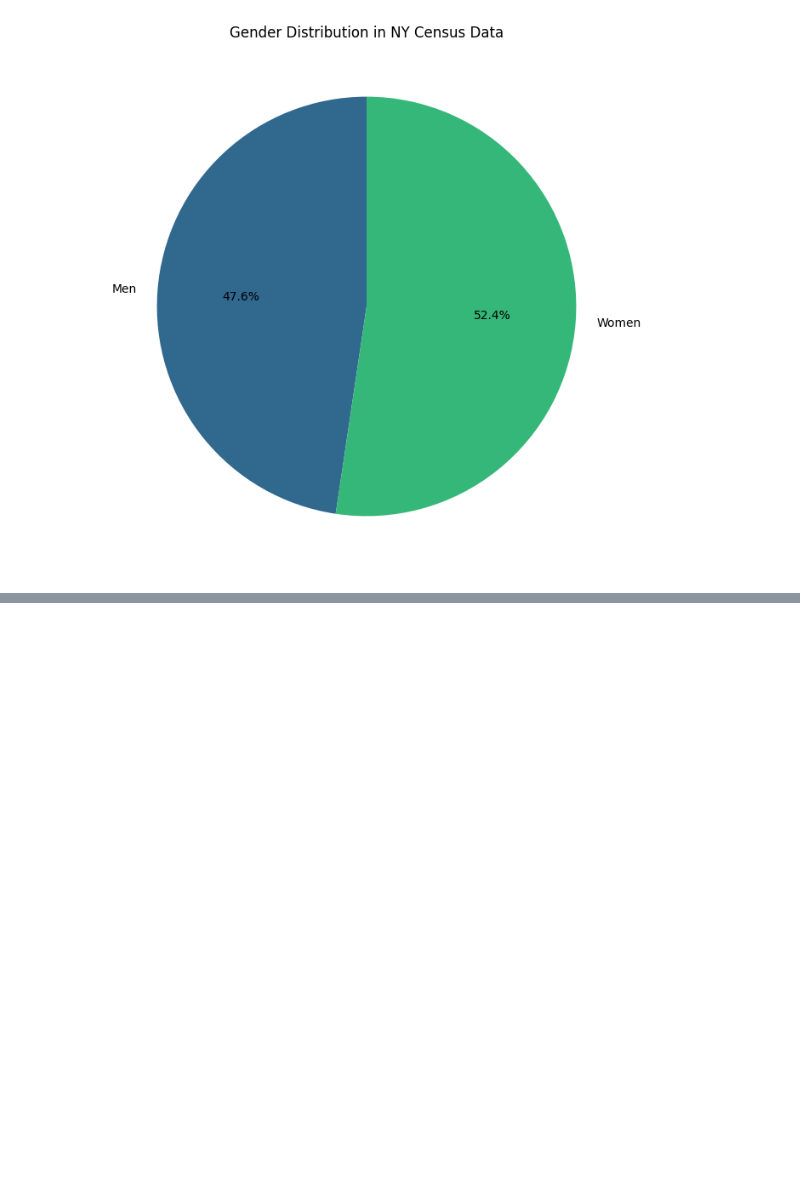
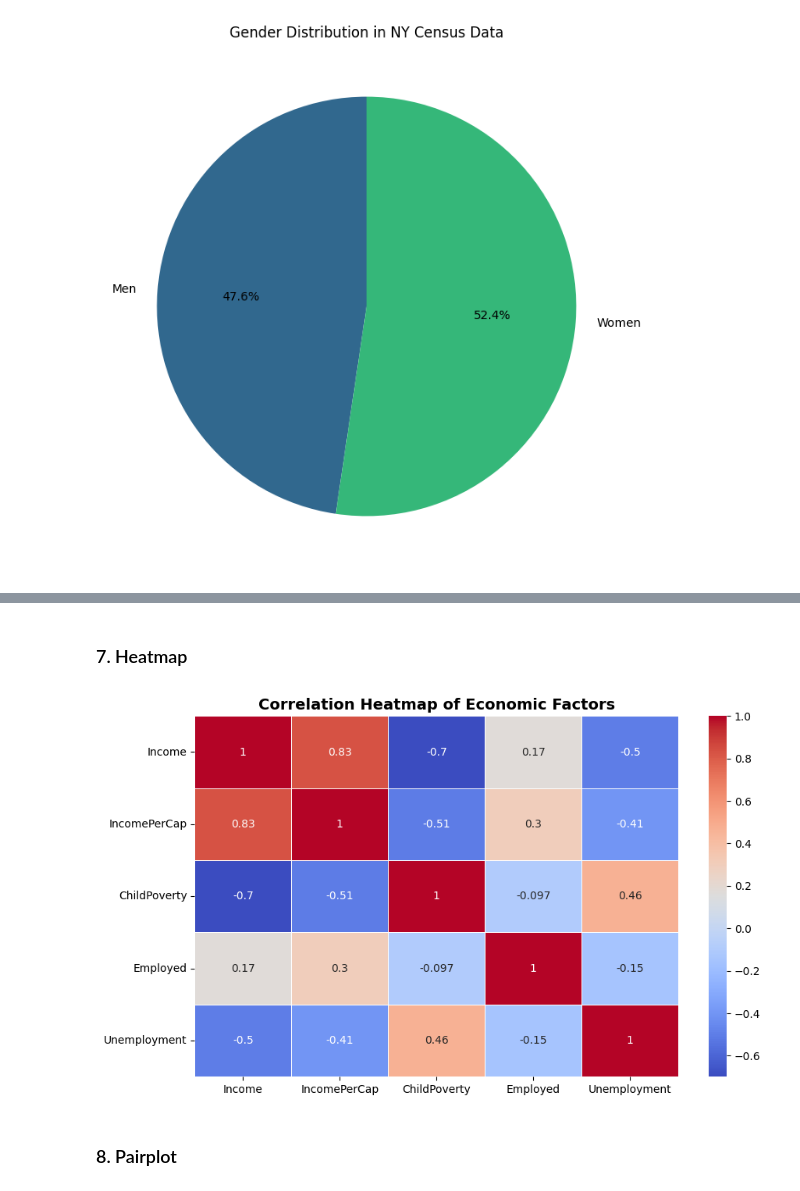
Before and after one commit to Chamindu77/Data-Preprocessing, a Jupyter notebook: Data_Visualization.ipynb, the cells around one changed output, grey strips where cells are left out. Drawn from its saved outputs; the diff is of its cells as text; code cells hidden in the pictures; blank space fills up the shorter version.

```diff
--- a/Data_Visualization.ipynb
+++ b/Data_Visualization.ipynb
@@ -108,0 +128,15 @@ plt.show()
+# %% [markdown]
+### 7. Heatmap
+# %%
+plt.figure(figsize=(10,6))
+
+corr_mattrix = census_data[["Income","IncomePerCap","ChildPoverty","Employed", "Unemployment"]]. corr()
+
+sns.heatmap(corr_mattrix, annot = True, cmap = 'coolwarm', linewidths = 0.5)
+
+plt.title("Correlation Heatmap of Economic Factors", fontsize = 14, fontweight ='bold')
+plt.show()
+# %% [output]
+[figure, added]
+# %% [markdown]
+### 8. Pairplot
```
Also changed, not shown: parts of 8 cells of this notebook.
